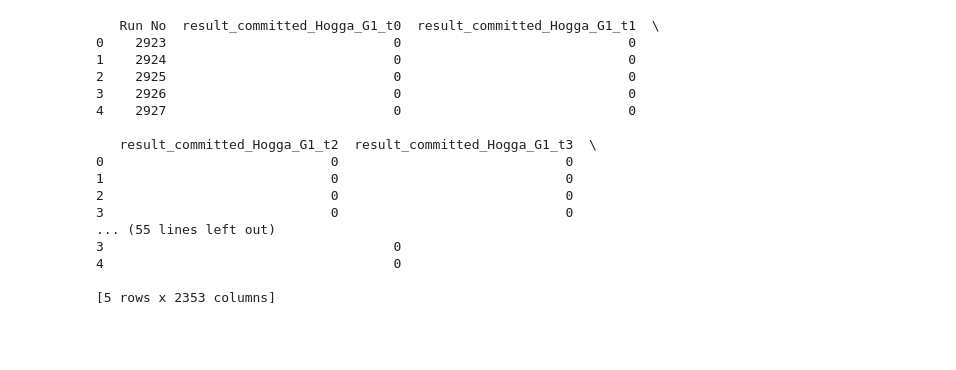
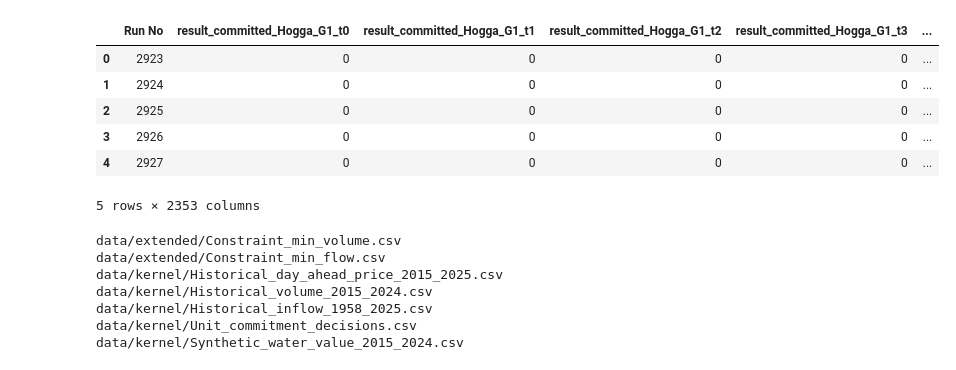
Before and after one commit to jonasbirkeli/TDT4173-course-project, a Jupyter notebook: test.ipynb, the cells around one changed output. Drawn from its saved outputs; the diff is of its cells as text; code cells hidden in the pictures; blank space fills up the shorter version.

```diff
--- a/test.ipynb
+++ b/test.ipynb
@@ -8,30 +11,28 @@ load_dotenv()
 if not os.getenv("KAGGLE_API_TOKEN"):
     raise RuntimeError("KAGGLE_API_TOKEN was not loaded")
 # %%
-import pandas as pd
-
 train_path = kagglehub.competition_download(
-    "machine-learning-task-tdt-4173-2026",
-    path="sample_submission.csv"
+    "machine-learning-task-tdt-4173-2026", path="sample_submission.csv"
 )
 train_df = pd.read_csv(train_path)
-
-print(train_df.head())
+train_df.head()
 # %% [output]
+|  | Run No | result_committed_Hogga_G1_t0 | result_committed_Hogga_G1_t1 | result_committed_Hogga_G1_t2 | result_committed_Hogga_G1_t3 | ... |
+| 0 | 2923 | 0 | 0 | 0 | 0 | ... |
+| 1 | 2924 | 0 | 0 | 0 | 0 | ... |
+| 2 | 2925 | 0 | 0 | 0 | 0 | ... |
+| 3 | 2926 | 0 | 0 | 0 | 0 | ... |
+| 4 | 2927 | 0 | 0 | 0 | 0 | ... |
-   Run No  result_committed_Hogga_G1_t0  result_committed_Hogga_G1_t1  \
-0    2923                             0                             0
-1    2924                             0                             0
-2    2925                             0                             0
-3    2926                             0                             0
-4    2927                             0                             0
-
-   result_committed_Hogga_G1_t2  result_committed_Hogga_G1_t3  \
-0                             0                             0
-1                             0                             0
-2                             0                             0
-3                             0                             0
-... (55 lines left out)
-3                                     0
-4                                     0
-
-[5 rows x 2353 columns]
+5 rows × 2353 columns
+# %%
+for path in Path("data").rglob("*"):
+    if ".csv" in path.suffix.lower():
+        print(path)
+# %% [output]
+data/extended/Constraint_min_volume.csv
+data/extended/Constraint_min_flow.csv
+data/kernel/Historical_day_ahead_price_2015_2025.csv
+data/kernel/Historical_volume_2015_2024.csv
+data/kernel/Historical_inflow_1958_2025.csv
+data/kernel/Unit_commitment_decisions.csv
+data/kernel/Synthetic_water_value_2015_2024.csv
```
Also changed, not shown: parts of 6 cells of this notebook.
